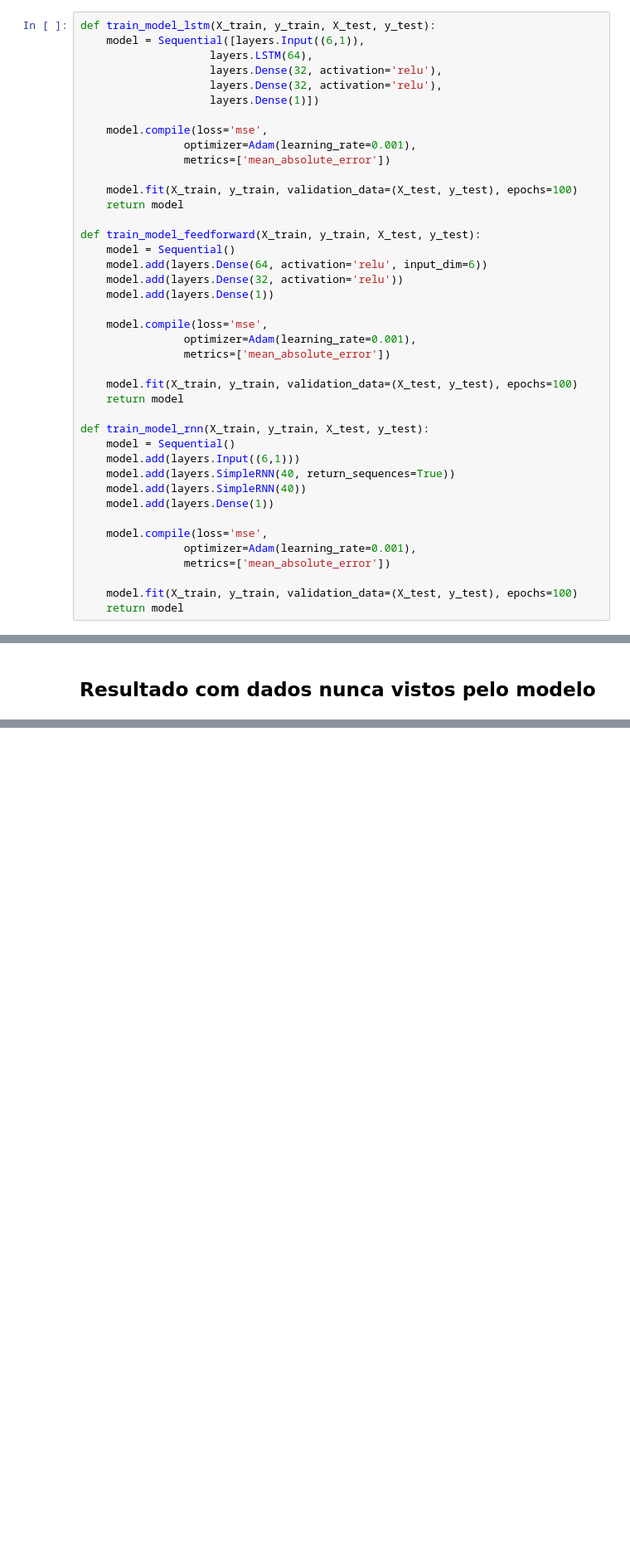
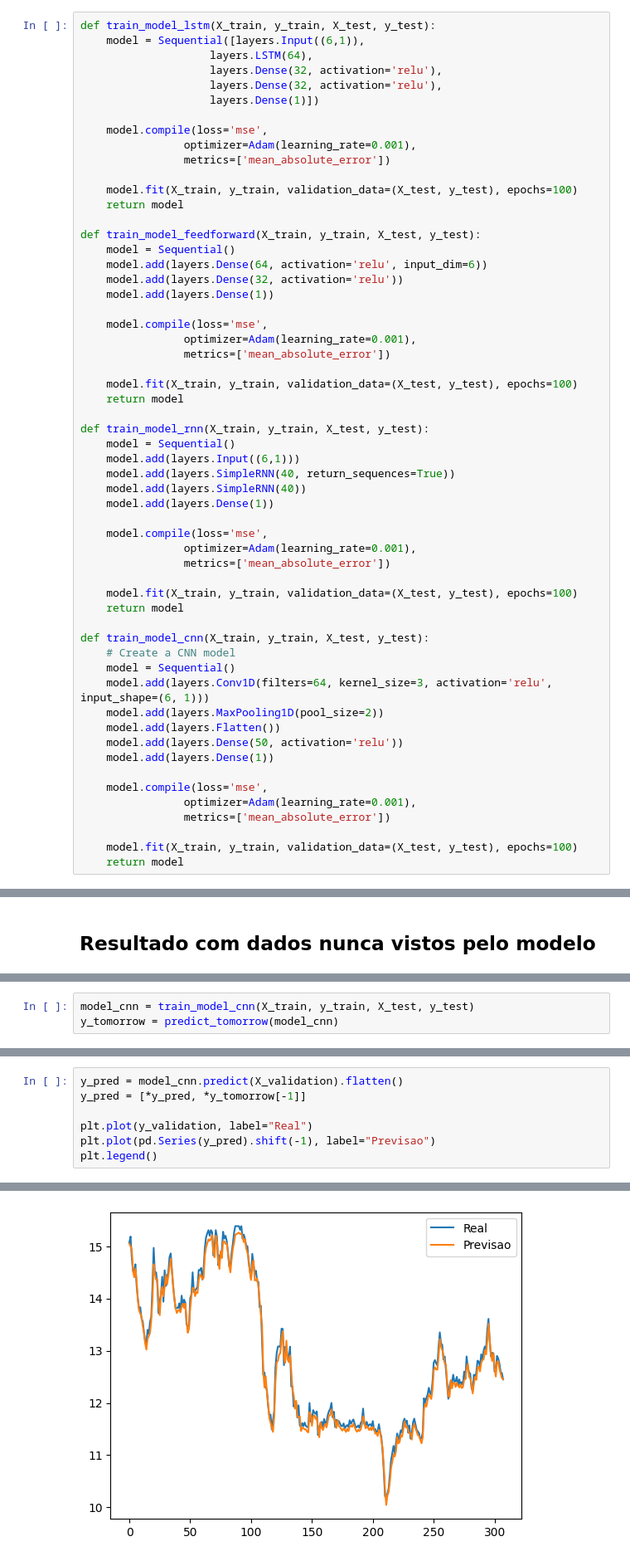
Before and after one commit to tcc-previsao-energia/ml-models, a Jupyter notebook: modelos/redes-neurais/testes_rn_gerais2.ipynb, the cells around one changed output, grey strips where cells are left out. Shown: that part at 83% size. Saved outputs shown, nothing was run; the diff lists cells and outputs as text; blank space fills up the shorter version.

```diff
--- a/modelos/redes-neurais/testes_rn_gerais2.ipynb
+++ b/modelos/redes-neurais/testes_rn_gerais2.ipynb
@@ -98,6 +98,22 @@ def train_model_rnn(X_train, y_train, X_test, y_test):
 
     model.fit(X_train, y_train, validation_data=(X_test, y_test), epochs=100)
     return model
+
+def train_model_cnn(X_train, y_train, X_test, y_test):
+    # Create a CNN model
+    model = Sequential()
+    model.add(layers.Conv1D(filters=64, kernel_size=3, activation='relu', input_shape=(6, 1)))
+    model.add(layers.MaxPooling1D(pool_size=2))
+    model.add(layers.Flatten())
+    model.add(layers.Dense(50, activation='relu'))
+    model.add(layers.Dense(1))
+
+    model.compile(loss='mse',
+                optimizer=Adam(learning_rate=0.001),
+                metrics=['mean_absolute_error'])
+
+    model.fit(X_train, y_train, validation_data=(X_test, y_test), epochs=100)
+    return model
 # %%
 def predict_tomorrow(model):
     last_day = get_data_ticker(EMPRESA, period='1mo') # Buscando um mes de dados pois as vezes quando coloco '1d' vem vazio :(
@@ -227,0 +244,3 @@ plt.legend()
+# %%
+model_cnn = train_model_cnn(X_train, y_train, X_test, y_test)
+y_tomorrow = predict_tomorrow(model_cnn)
@@ -227,0 +268,8 @@ plt.legend()
+# %%
+y_pred = model_cnn.predict(X_validation).flatten()
+y_pred = [*y_pred, *y_tomorrow[-1]]
+
+plt.plot(y_validation, label="Real")
+plt.plot(pd.Series(y_pred).shift(-1), label="Previsao")
+plt.legend()
+# %% [output]
@@ -227,0 +278 @@ plt.legend()
+[figure, added]
```
Also changed, not shown: parts of 9 cells of this notebook, 1 other file.
